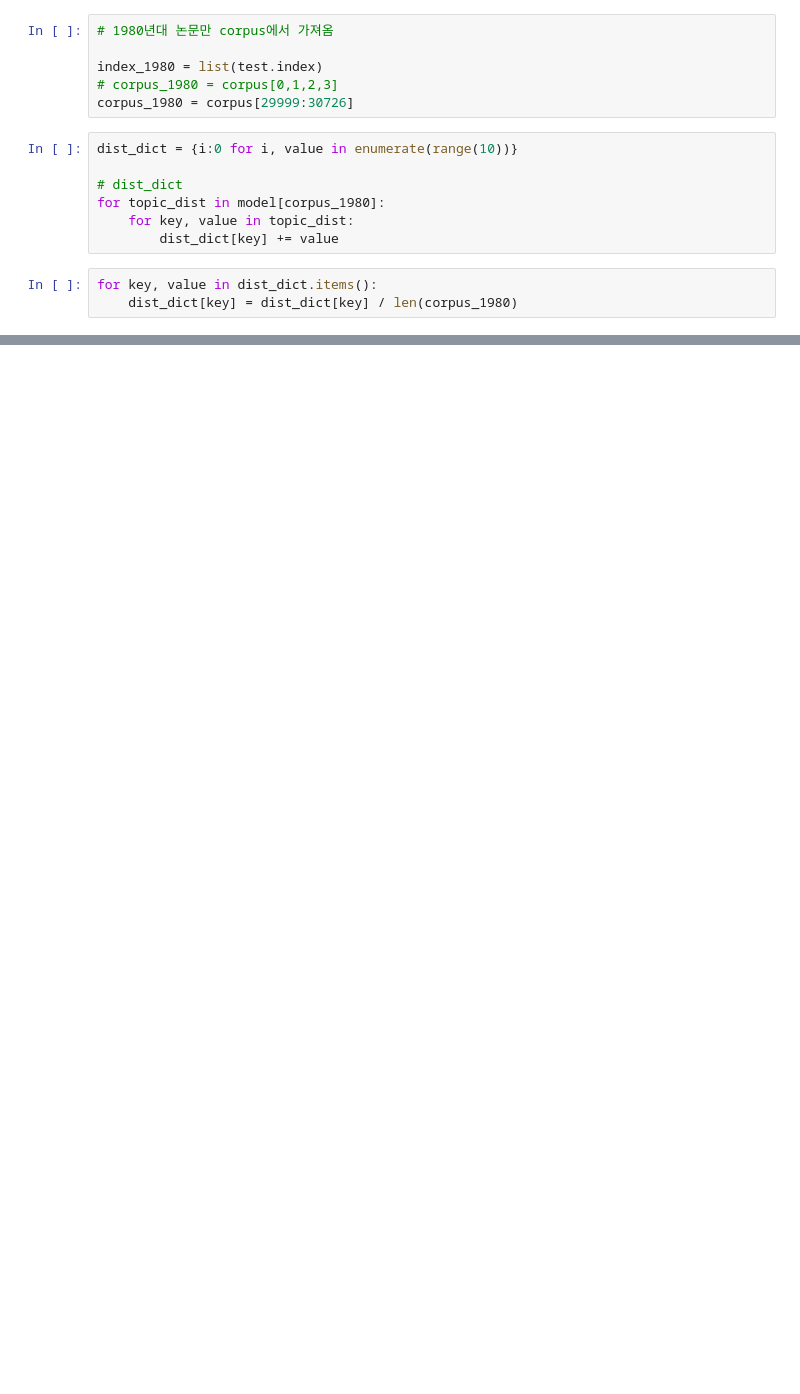
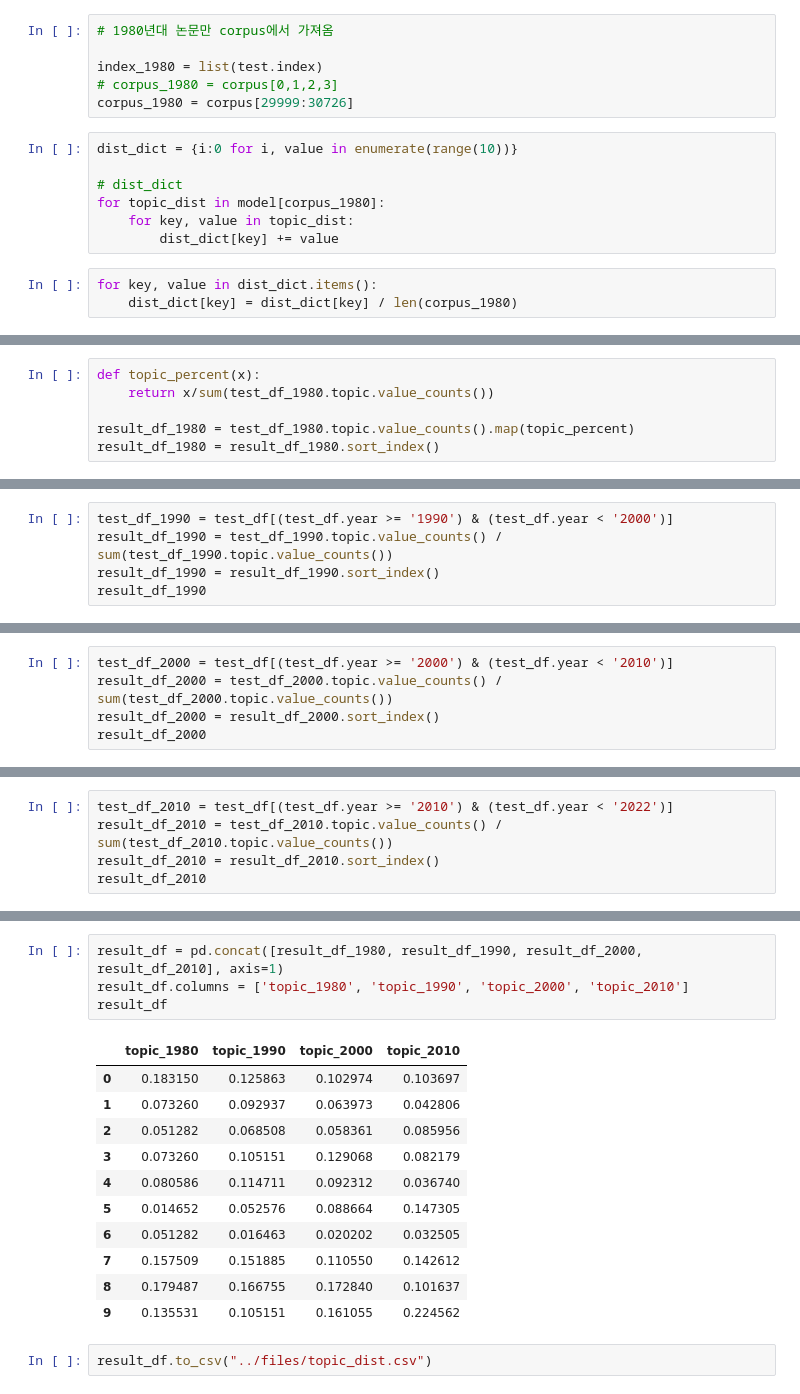
Before and after one commit to Jayhey/lesson, a Jupyter notebook: 210606/LDA_others.ipynb, the cells around one changed output, grey strips where cells are left out. Saved outputs shown, nothing was run; the diff lists cells and outputs as text; blank space fills up the shorter version.

```diff
--- a/210606/LDA_others.ipynb
+++ b/210606/LDA_others.ipynb
@@ -159,0 +186,6 @@ sum(dist_dict.values())
+# %%
+def topic_percent(x):
+    return x/sum(test_df_1980.topic.value_counts())
+
+result_df_1980 = test_df_1980.topic.value_counts().map(topic_percent)
+result_df_1980 = result_df_1980.sort_index()
@@ -159,0 +204,5 @@ sum(dist_dict.values())
+# %%
+test_df_1990 = test_df[(test_df.year >= '1990') & (test_df.year < '2000')]
+result_df_1990 = test_df_1990.topic.value_counts() / sum(test_df_1990.topic.value_counts())
+result_df_1990 = result_df_1990.sort_index()
+result_df_1990
@@ -159,0 +221,5 @@ sum(dist_dict.values())
+# %%
+test_df_2000 = test_df[(test_df.year >= '2000') & (test_df.year < '2010')]
+result_df_2000 = test_df_2000.topic.value_counts() / sum(test_df_2000.topic.value_counts())
+result_df_2000 = result_df_2000.sort_index()
+result_df_2000
@@ -159,0 +238,5 @@ sum(dist_dict.values())
+# %%
+test_df_2010 = test_df[(test_df.year >= '2010') & (test_df.year < '2022')]
+result_df_2010 = test_df_2010.topic.value_counts() / sum(test_df_2010.topic.value_counts())
+result_df_2010 = result_df_2010.sort_index()
+result_df_2010
@@ -159,0 +255,18 @@ sum(dist_dict.values())
+# %%
+result_df = pd.concat([result_df_1980, result_df_1990, result_df_2000, result_df_2010], axis=1)
+result_df.columns = ['topic_1980', 'topic_1990', 'topic_2000', 'topic_2010']
+result_df
+# %% [output]
+|  | topic_1980 | topic_1990 | topic_2000 | topic_2010 |
+| 0 | 0.183150 | 0.125863 | 0.102974 | 0.103697 |
+| 1 | 0.073260 | 0.092937 | 0.063973 | 0.042806 |
+| 2 | 0.051282 | 0.068508 | 0.058361 | 0.085956 |
+| 3 | 0.073260 | 0.105151 | 0.129068 | 0.082179 |
+| 4 | 0.080586 | 0.114711 | 0.092312 | 0.036740 |
+| 5 | 0.014652 | 0.052576 | 0.088664 | 0.147305 |
+| 6 | 0.051282 | 0.016463 | 0.020202 | 0.032505 |
+| 7 | 0.157509 | 0.151885 | 0.110550 | 0.142612 |
+| 8 | 0.179487 | 0.166755 | 0.172840 | 0.101637 |
+| 9 | 0.135531 | 0.105151 | 0.161055 | 0.224562 |
+# %%
+result_df.to_csv("../files/topic_dist.csv")
```
Also changed, not shown: parts of 17 cells of this notebook, 1 other file.
